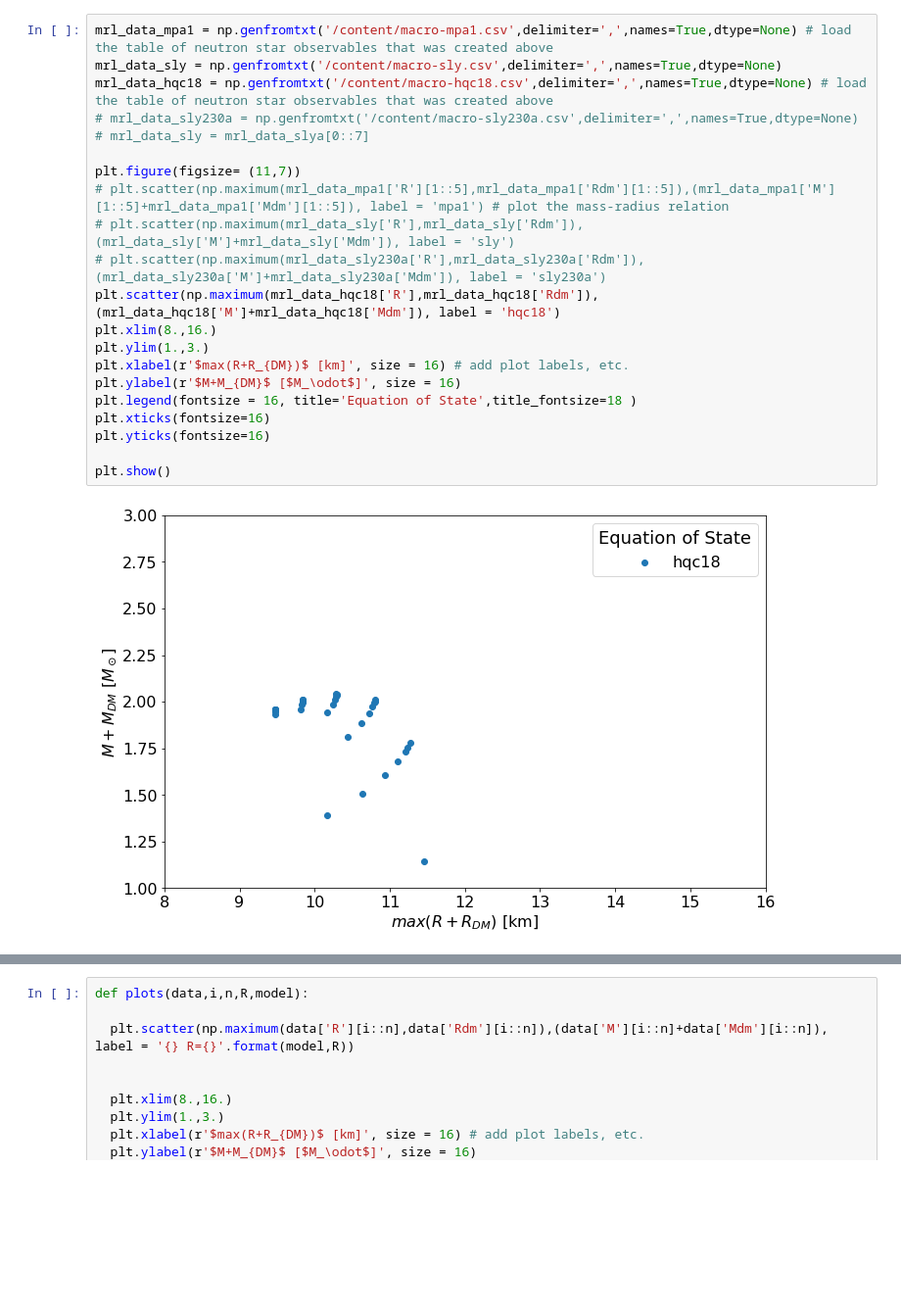
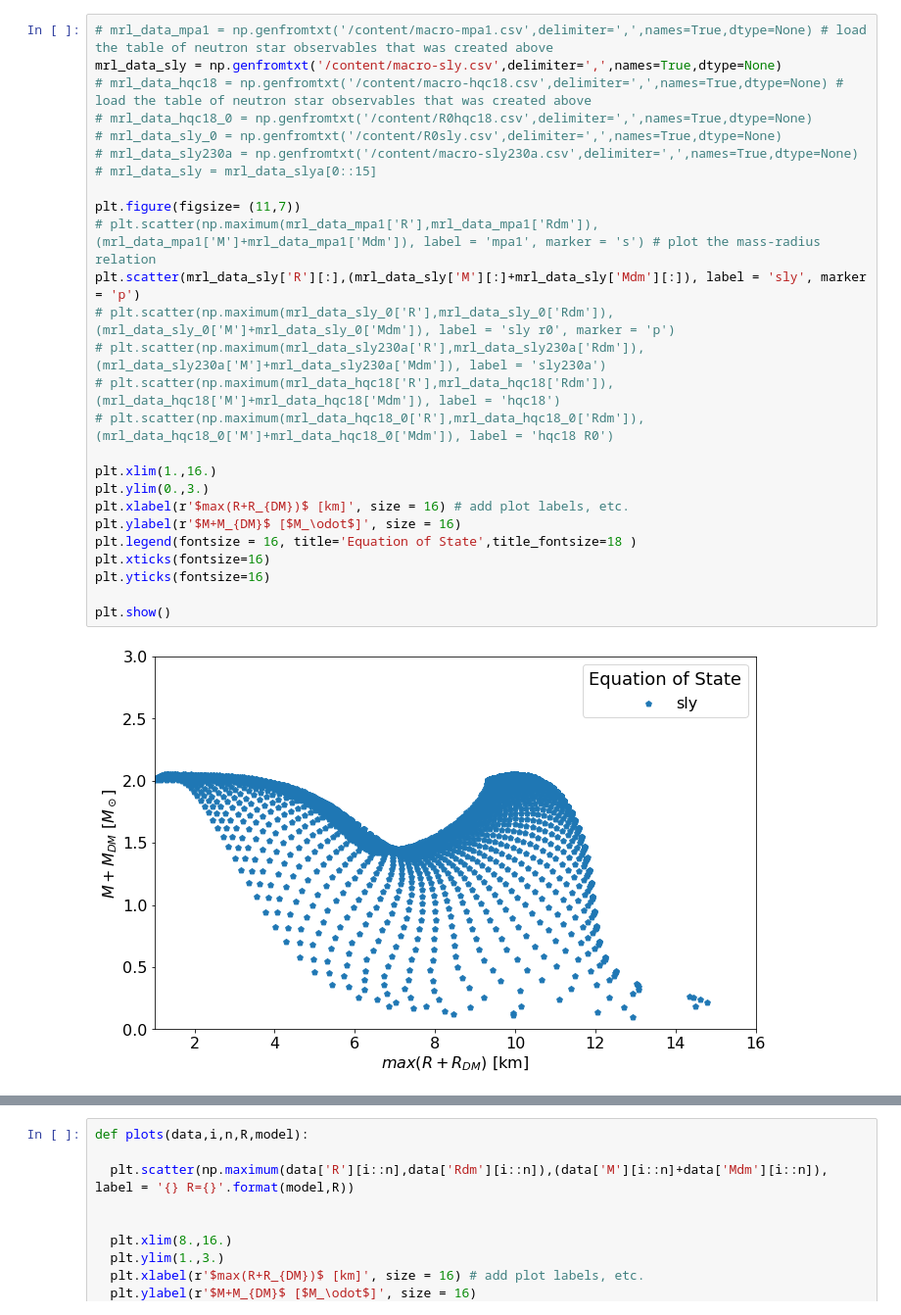
Before and after one commit to kunalkishanmehta/ns-struc-dm, a Jupyter notebook: Two_fluid_code.ipynb, the cells around one changed output, grey strips where cells are left out. Shown at 98% size. Saved outputs shown, nothing was run; the diff lists cells and outputs as text; blank space fills up the shorter version.

```diff
--- a/Two_fluid_code.ipynb
+++ b/Two_fluid_code.ipynb
@@ -146,23 +201,28 @@ getnsprops sly230a.csv -p R,M,Rdm,Mdm,Mb,Md -d /content/ns-struc-dm/ -o /content
 # %%
-mrl_data_mpa1 = np.genfromtxt('/content/macro-mpa1.csv',delimiter=',',names=True,dtype=None) # load the table of neutron star observables that was created above
+# mrl_data_mpa1 = np.genfromtxt('/content/macro-mpa1.csv',delimiter=',',names=True,dtype=None) # load the table of neutron star observables that was created above
 mrl_data_sly = np.genfromtxt('/content/macro-sly.csv',delimiter=',',names=True,dtype=None)
-mrl_data_hqc18 = np.genfromtxt('/content/macro-hqc18.csv',delimiter=',',names=True,dtype=None) # load the table of neutron star observables that was created above
+# mrl_data_hqc18 = np.genfromtxt('/content/macro-hqc18.csv',delimiter=',',names=True,dtype=None) # load the table of neutron star observables that was created above
+# mrl_data_hqc18_0 = np.genfromtxt('/content/R0hqc18.csv',delimiter=',',names=True,dtype=None)
+# mrl_data_sly_0 = np.genfromtxt('/content/R0sly.csv',delimiter=',',names=True,dtype=None)
 # mrl_data_sly230a = np.genfromtxt('/content/macro-sly230a.csv',delimiter=',',names=True,dtype=None)
-# mrl_data_sly = mrl_data_slya[0::7]
+# mrl_data_sly = mrl_data_slya[0::15]
 
 plt.figure(figsize= (11,7))
-# plt.scatter(np.maximum(mrl_data_mpa1['R'][1::5],mrl_data_mpa1['Rdm'][1::5]),(mrl_data_mpa1['M'][1::5]+mrl_data_mpa1['Mdm'][1::5]), label = 'mpa1') # plot the mass-radius relation
-# plt.scatter(np.maximum(mrl_data_sly['R'],mrl_data_sly['Rdm']),(mrl_data_sly['M']+mrl_data_sly['Mdm']), label = 'sly')
+# plt.scatter(np.maximum(mrl_data_mpa1['R'],mrl_data_mpa1['Rdm']),(mrl_data_mpa1['M']+mrl_data_mpa1['Mdm']), label = 'mpa1', marker = 's') # plot the mass-radius relation
+plt.scatter(mrl_data_sly['R'][:],(mrl_data_sly['M'][:]+mrl_data_sly['Mdm'][:]), label = 'sly', marker = 'p')
+# plt.scatter(np.maximum(mrl_data_sly_0['R'],mrl_data_sly_0['Rdm']),(mrl_data_sly_0['M']+mrl_data_sly_0['Mdm']), label = 'sly r0', marker = 'p')
 # plt.scatter(np.maximum(mrl_data_sly230a['R'],mrl_data_sly230a['Rdm']),(mrl_data_sly230a['M']+mrl_data_sly230a['Mdm']), label = 'sly230a')
-plt.scatter(np.maximum(mrl_data_hqc18['R'],mrl_data_hqc18['Rdm']),(mrl_data_hqc18['M']+mrl_data_hqc18['Mdm']), label = 'hqc18')
-plt.xlim(8.,16.)
-plt.ylim(1.,3.)
+# plt.scatter(np.maximum(mrl_data_hqc18['R'],mrl_data_hqc18['Rdm']),(mrl_data_hqc18['M']+mrl_data_hqc18['Mdm']), label = 'hqc18')
+# plt.scatter(np.maximum(mrl_data_hqc18_0['R'],mrl_data_hqc18_0['Rdm']),(mrl_data_hqc18_0['M']+mrl_data_hqc18_0['Mdm']), label = 'hqc18 R0')
+
+plt.xlim(1.,16.)
+plt.ylim(0.,3.)
 plt.xlabel(r'$max(R+R_{DM})$ [km]', size = 16) # add plot labels, etc.
 plt.ylabel(r'$M+M_{DM}$ [$M_\odot$]', size = 16)
 plt.legend(fontsize = 16, title='Equation of State',title_fontsize=18 )
 plt.xticks(fontsize=16)
 plt.yticks(fontsize=16)
 
 plt.show()
 # %% [output]
-[figure, old version]
+[figure, new version]
```
Also changed, not shown: parts of 177 cells of this notebook.
